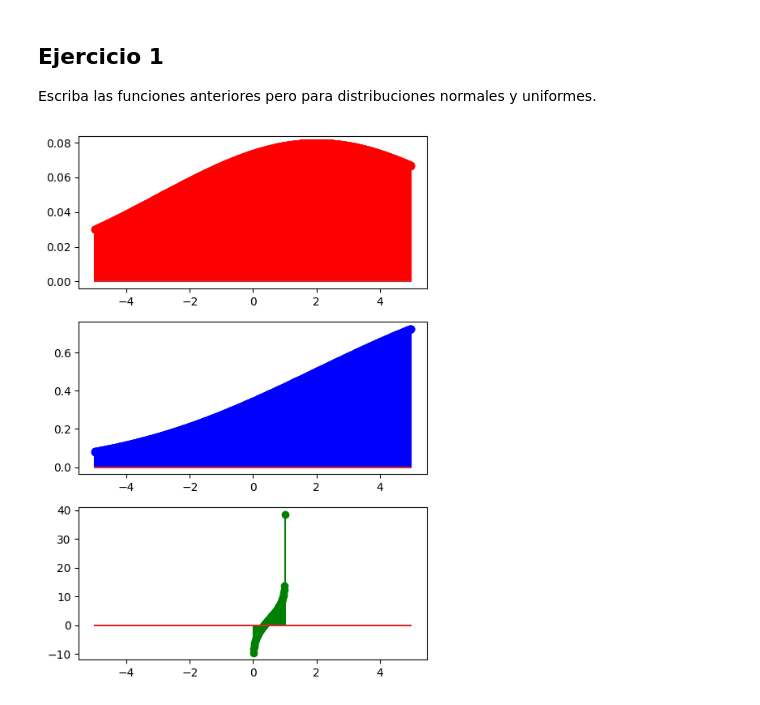
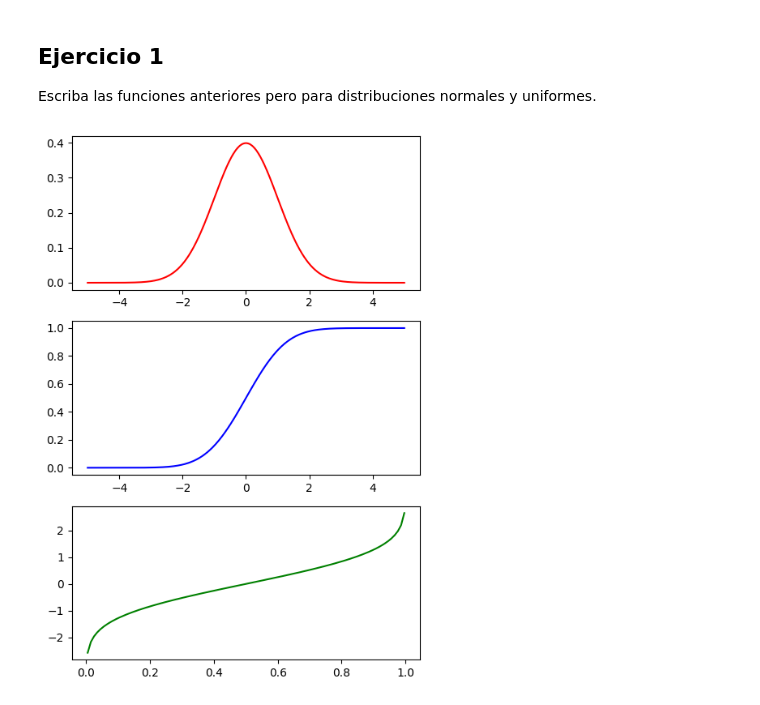
Before and after one commit to emilceinfante/probability-distribution-exercises-project-with-python, a Jupyter notebook: notebook/problems.es.ipynb, the cells around one changed output. Cells and saved outputs as stored; diff of their text form; code cells hidden in the pictures.

```diff
--- a/notebook/problems.es.ipynb
+++ b/notebook/problems.es.ipynb
@@ -122,27 +122,27 @@ def rnorm(mu = 0, s = 1, n = 1):
 # %%
 import matplotlib.pyplot as plt
 import numpy as np
 
 np.random.seed(42)
 
+mu = 0
+s = 1
+data = np.linspace(-5, 5, 1000)
 
-mu = 2
-s = 5
-data = np.arange(-5, 5, 0.01)
 pmf = dnorm(data, mu = mu, s = s)
 cdf = pnorm(data, mu = mu, s = s)
 ppf = qnorm(data, mu = mu, s = s)
 
 fig, axis = plt.subplots(3, 1, figsize = (5, 7))
 
-axis[0].stem(data, pmf, "r-")
-axis[1].stem(data, cdf, "b-")
-axis[2].stem(data, ppf, "g-")
+axis[0].plot(data, pmf, "r-")
+axis[1].plot(data, cdf, "b-")
+axis[2].plot(data, ppf, "g-")
 
 # Adjust the layout
 plt.tight_layout()
 
 # Show the plot
 plt.show()
 # %% [output]
-[figure, old version]
+[figure, new version]
```
Also changed, not shown: parts of 2 cells of this notebook.
